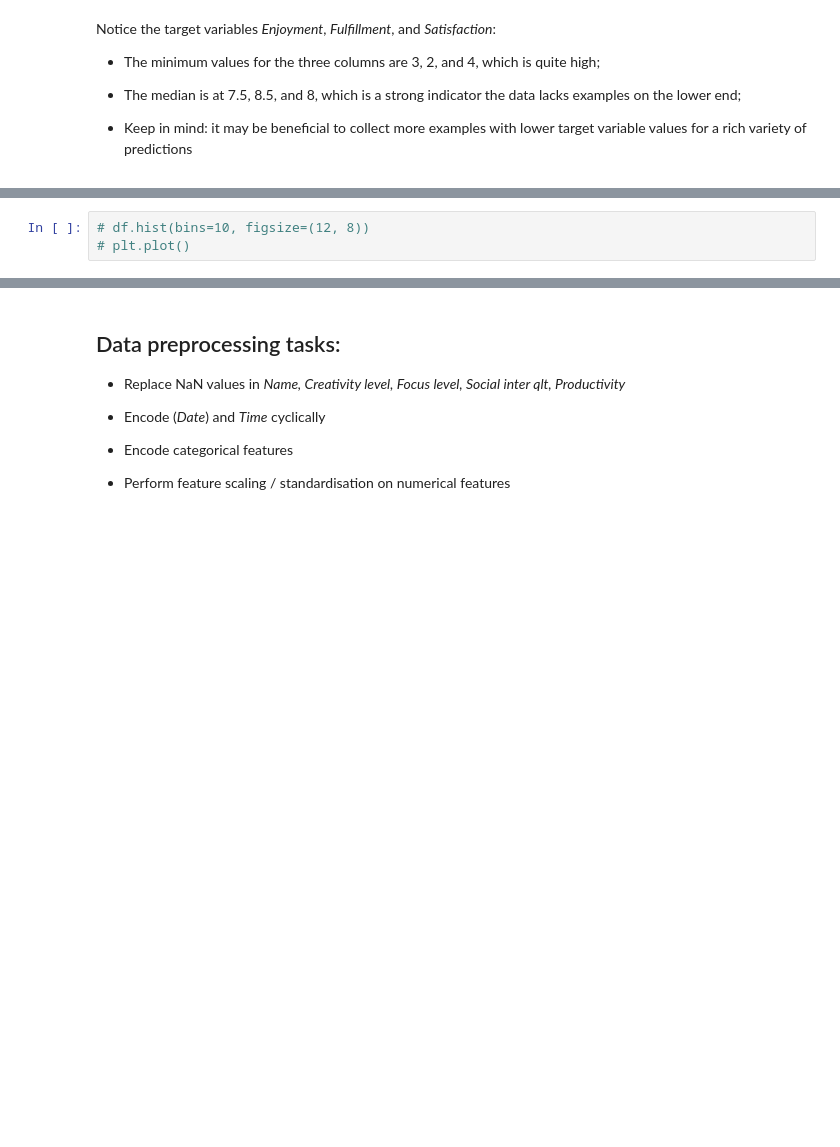
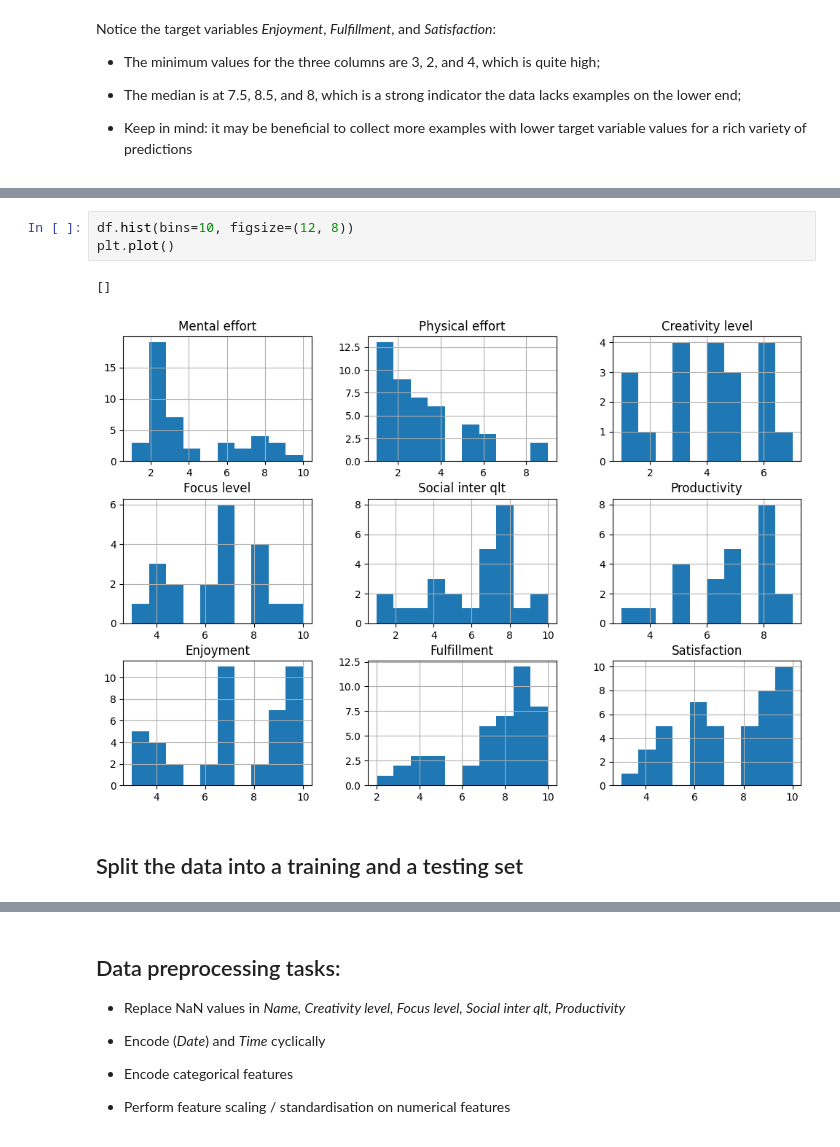
Before and after one commit to mikhail-mat/activity-satisfaction, a Jupyter notebook: model.ipynb, the cells around one changed output, grey strips where cells are left out. Saved outputs shown, nothing was run; the diff lists cells and outputs as text; blank space fills up the shorter version.

```diff
--- a/model.ipynb
+++ b/model.ipynb
@@ -59,3 +70,8 @@ df.describe()
 # %%
-# df.hist(bins=10, figsize=(12, 8))
-# plt.plot()
+df.hist(bins=10, figsize=(12, 8))
+plt.plot()
+# %% [output]
+[]
+[figure, added]
+# %% [markdown]
+## Split the data into a training and a testing set
```
Also changed, not shown: parts of 31 cells of this notebook, 1 other file.
